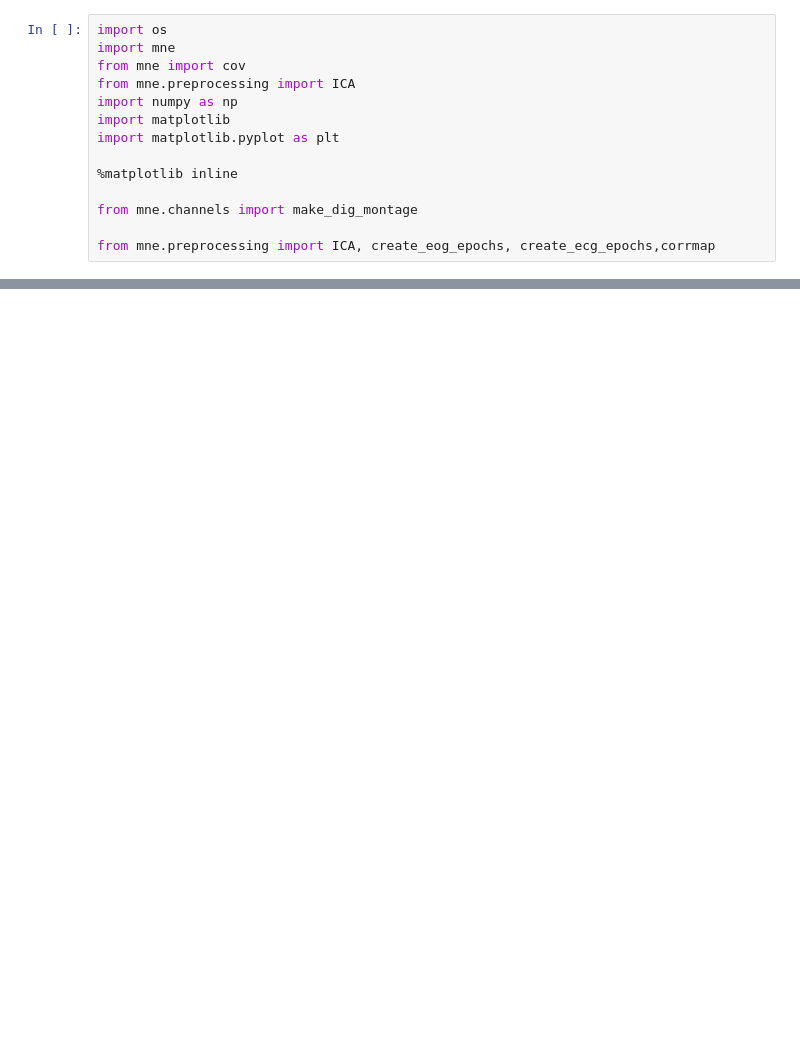
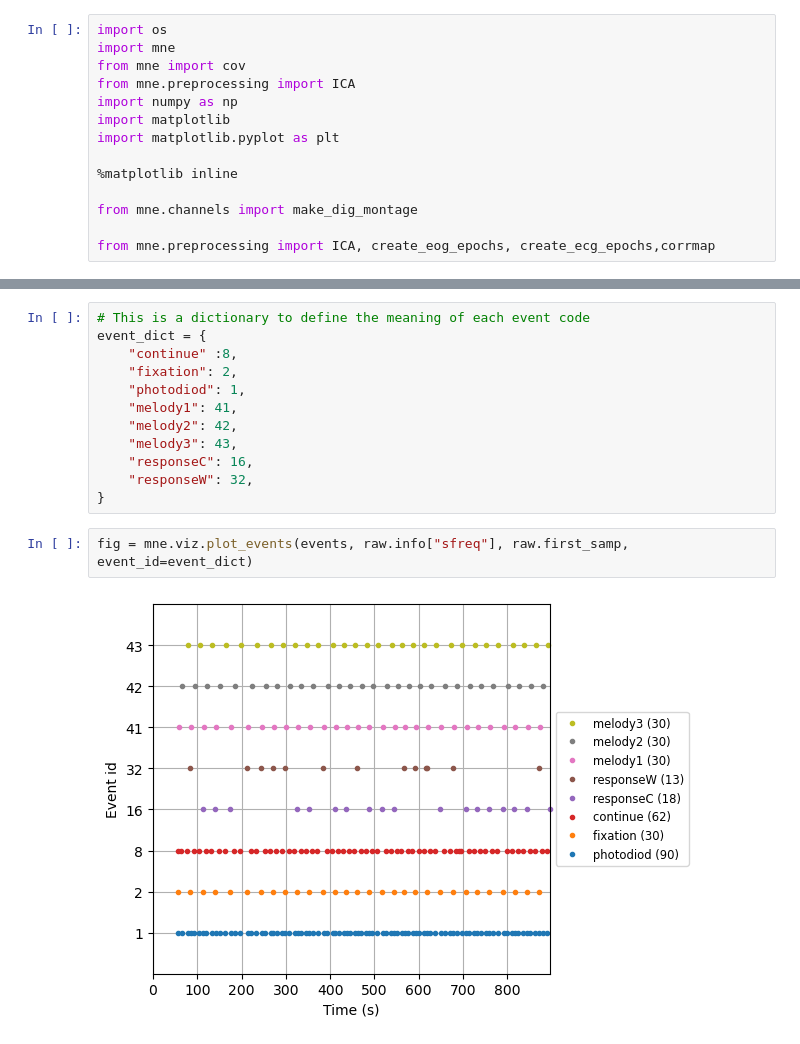
Before and after one commit to pariisaakhanjani/HeidelbergThesisAnalysis, a Jupyter notebook: Auditory.ipynb, the cells around one changed output, grey strips where cells are left out. Drawn from its saved outputs; the diff is of its cells as text; blank space fills up the shorter version.

```diff
--- a/Auditory.ipynb
+++ b/Auditory.ipynb
@@ -65,0 +312,16 @@ Data
+# %%
+# This is a dictionary to define the meaning of each event code
+event_dict = {
+    "continue" :8,
+    "fixation": 2,
+    "photodiod": 1,
+    "melody1": 41,
+    "melody2": 42,
+    "melody3": 43,
+    "responseC": 16,
+    "responseW": 32,
+}
+# %%
+fig = mne.viz.plot_events(events, raw.info["sfreq"], raw.first_samp, event_id=event_dict)
+# %% [output]
+[figure, added]
```
Also changed, not shown: parts of 7 cells of this notebook.
